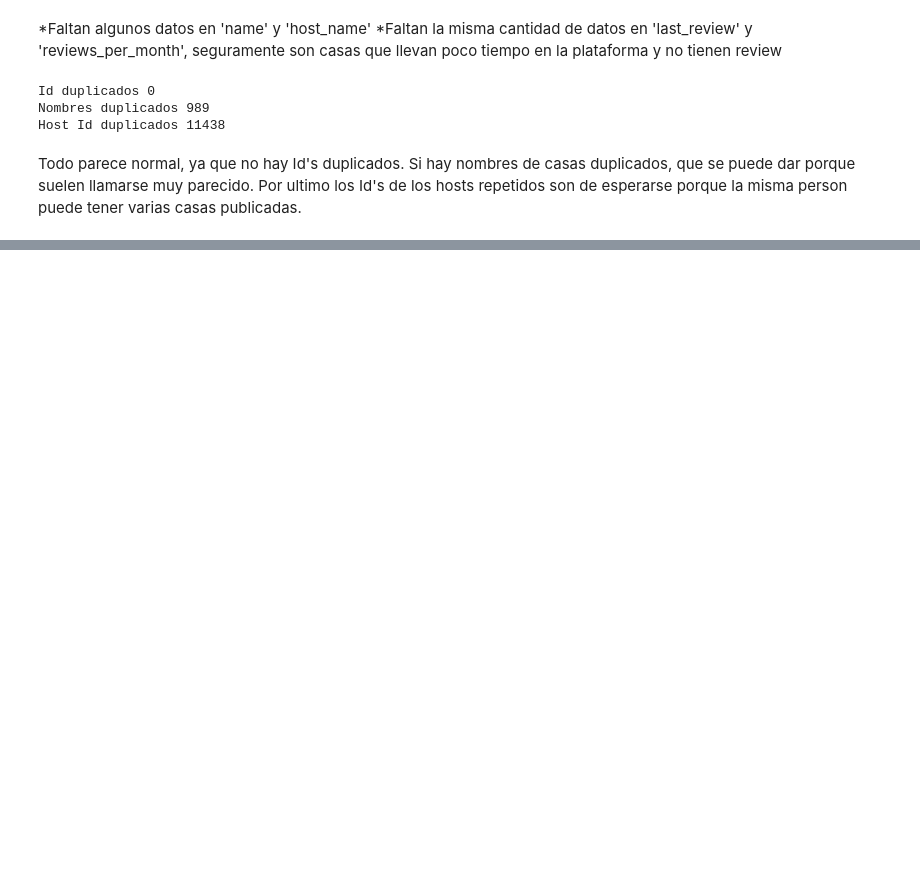
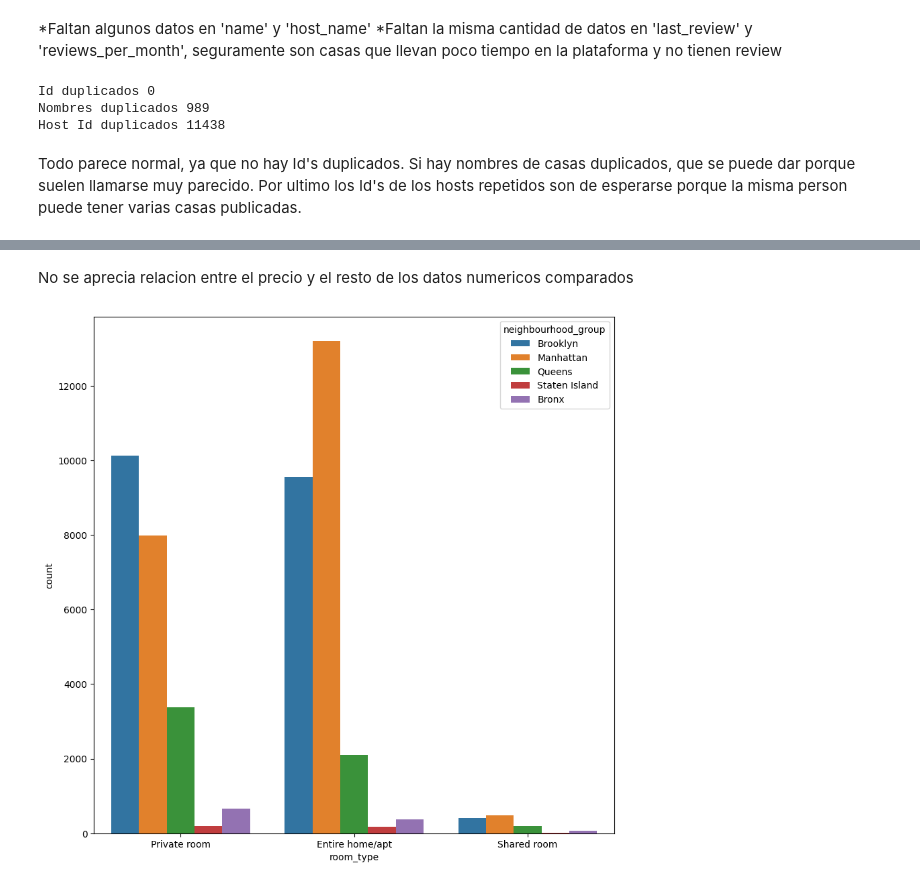
Before and after one commit to Lsiniestro/machine-learning-python-template, a Jupyter notebook: src/explore.ipynb, the cells around one changed output, grey strips where cells are left out. Saved outputs shown, nothing was run; the diff lists cells and outputs as text; code cells hidden in the pictures; blank space fills up the shorter version.

```diff
--- a/src/explore.ipynb
+++ b/src/explore.ipynb
@@ -98,0 +136,13 @@ sns.histplot(ax = axis[1, 2], data = df, x = "price", kde=True).set_xlim(0,1500)
+# %% [markdown]
+No se aprecia relacion entre el precio y el resto de los datos numericos comparados
+# %%
+#Variables categoricas
+
+fig, axis = plt.subplots(figsize = (10, 10))
+
+sns.countplot(data = df, x = "room_type", hue = "neighbourhood_group")
+
+# Show the plot
+plt.show()
+# %% [output]
+[figure, added]
```
Also changed, not shown: parts of 35 cells of this notebook, 6 other files.
